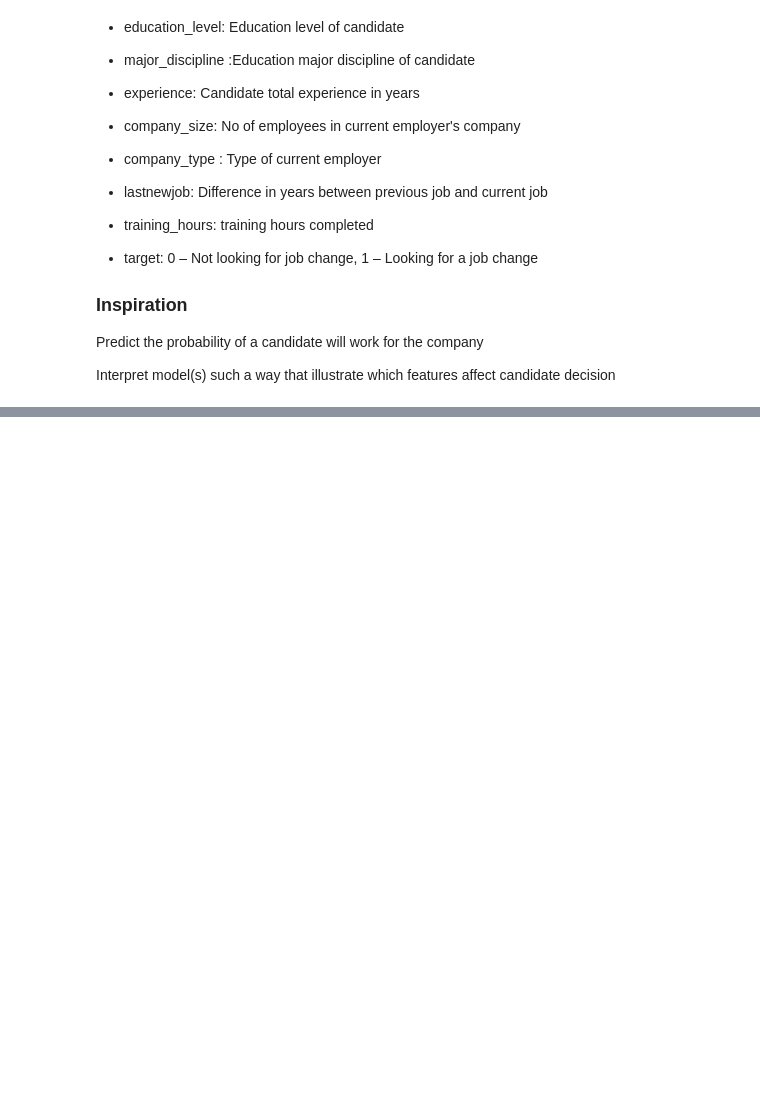
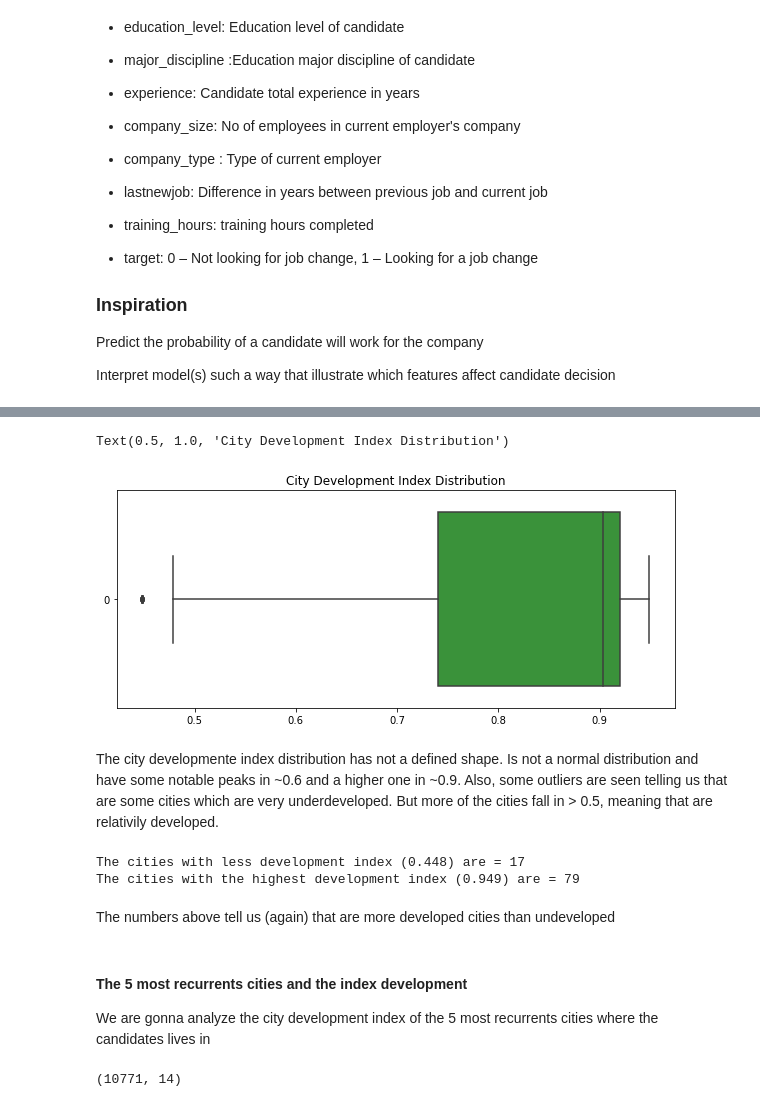
Before and after one commit to ftarantuviez/HR-Analytics-Job-Change-of-Data-Scientists, a Jupyter notebook: HR Analytics - Job Change of Data Scientists.ipynb, the cells around one changed output, grey strips where cells are left out. Saved outputs shown, nothing was run; the diff lists cells and outputs as text; code cells hidden in the pictures; blank space fills up the shorter version.

```diff
--- a/HR Analytics - Job Change of Data Scientists.ipynb
+++ b/HR Analytics - Job Change of Data Scientists.ipynb
@@ -40,0 +143,29 @@ Interpret model(s) such a way that illustrate which features affect candidate de
+# %%
+plt.figure(figsize=(10,4))
+sns.boxplot(data=df_train["city_development_index"], orient="h", color=colors[2])
+plt.title("City Development Index Distribution")
+# %% [output]
+Text(0.5, 1.0, 'City Development Index Distribution')
+[figure, added]
+# %% [markdown]
+The city developmente index distribution has not a defined shape. Is not a normal distribution and have some notable peaks in ~0.6 and a higher one in ~0.9. Also, some outliers are seen telling us  that are some cities which are very underdeveloped. But more of the cities fall in > 0.5, meaning that are relativily developed.
+# %%
+min_dev_idx = df_train["city_development_index"].min()
+max_dev_idx = df_train["city_development_index"].max()
+print("The cities with less development index ({}) are = {}".format(min_dev_idx, df_train[df_train["city_development_index"] == min_dev_idx].shape[0]))
+print("The cities with the highest development index ({}) are = {}".format(max_dev_idx, df_train[df_train["city_development_index"] == max_dev_idx].shape[0]))
+# %% [output]
+The cities with less development index (0.448) are = 17
+The cities with the highest development index (0.949) are = 79
+# %% [markdown]
+The numbers above tell us (again) that are more developed cities than undeveloped
+# %% [markdown]
+#### The 5 most recurrents cities and the index development
+
+We are gonna analyze the city development index of the 5 most recurrents cities where the candidates lives in
+# %%
+five_cities_names = five_cities_count.index.values
+five_cities_df = df_train[df_train["city"].isin(five_cities_names)]
+five_cities_df.shape
+# %% [output]
+(10771, 14)
```
Also changed, not shown: parts of 64 cells of this notebook.
